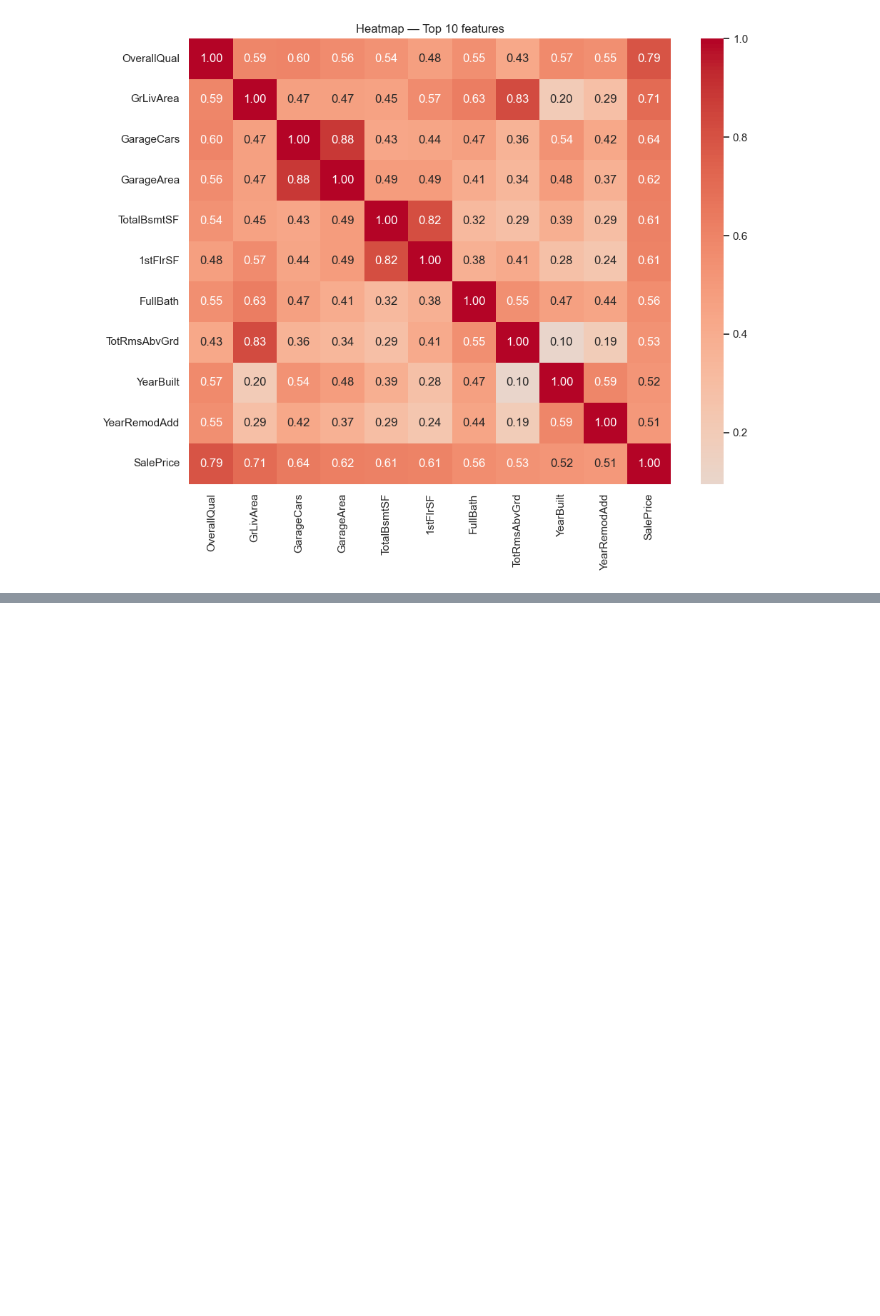
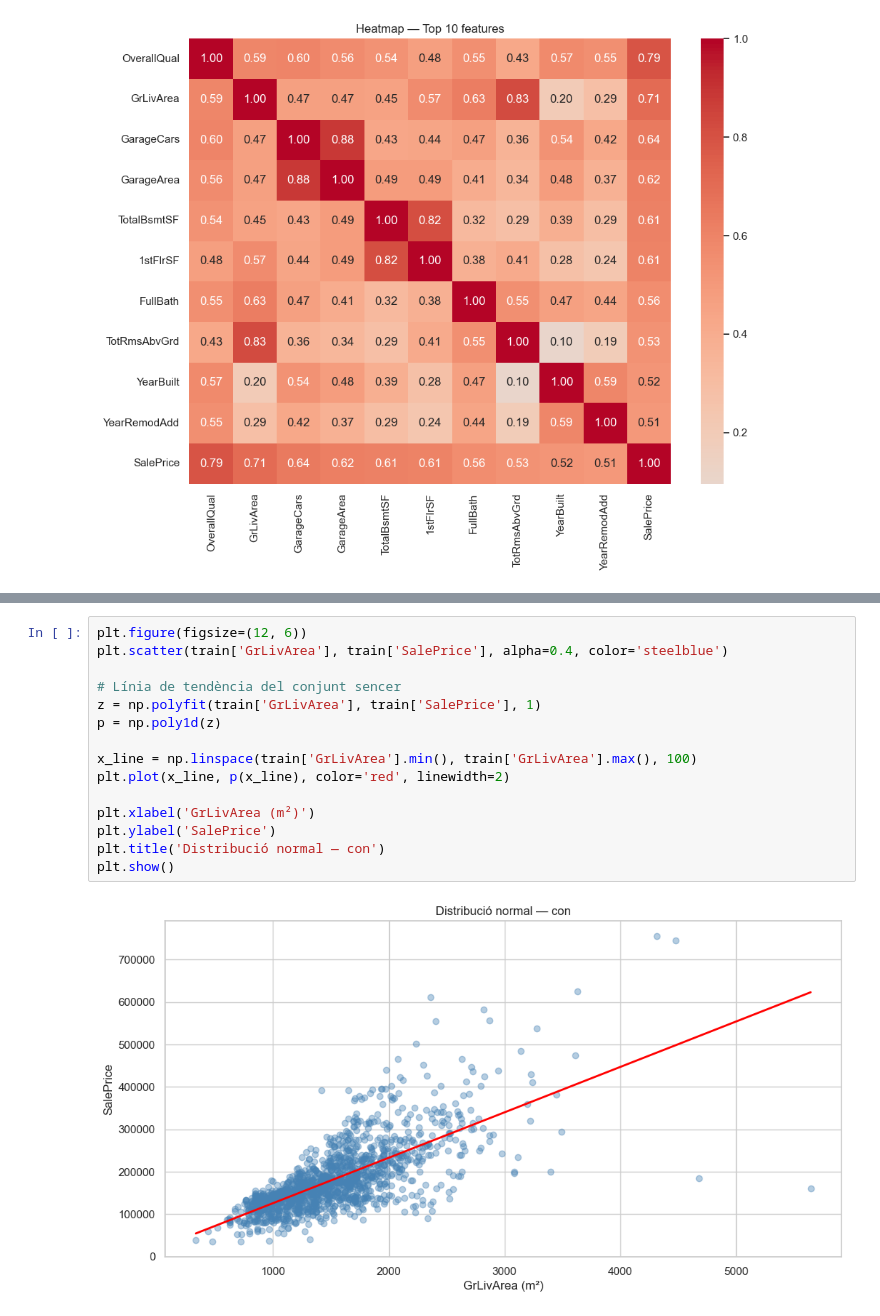
Before and after one commit to Carontsubs/kaggle-house-prices, a Jupyter notebook: notebooks/01_EDA.ipynb, the cells around one changed output, grey strips where cells are left out. Drawn from its saved outputs; the diff is of its cells as text; blank space fills up the shorter version.

```diff
--- a/notebooks/01_EDA.ipynb
+++ b/notebooks/01_EDA.ipynb
@@ -169,0 +263,17 @@ plt.show()
+# %%
+plt.figure(figsize=(12, 6))
+plt.scatter(train['GrLivArea'], train['SalePrice'], alpha=0.4, color='steelblue')
+
+# Línia de tendència del conjunt sencer
+z = np.polyfit(train['GrLivArea'], train['SalePrice'], 1)
+p = np.poly1d(z)
+
+x_line = np.linspace(train['GrLivArea'].min(), train['GrLivArea'].max(), 100)
+plt.plot(x_line, p(x_line), color='red', linewidth=2)
+
+plt.xlabel('GrLivArea (m²)')
+plt.ylabel('SalePrice')
+plt.title('Distribució normal — con')
+plt.show()
+# %% [output]
+[figure, added]
```
Also changed, not shown: parts of 5 cells of this notebook, 2 other files.
